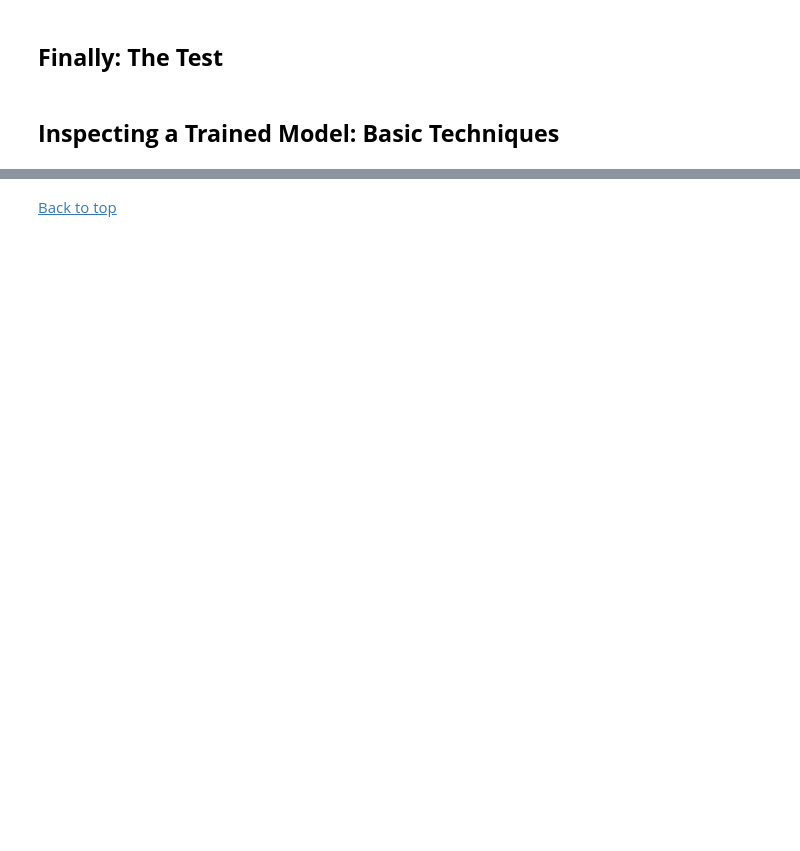
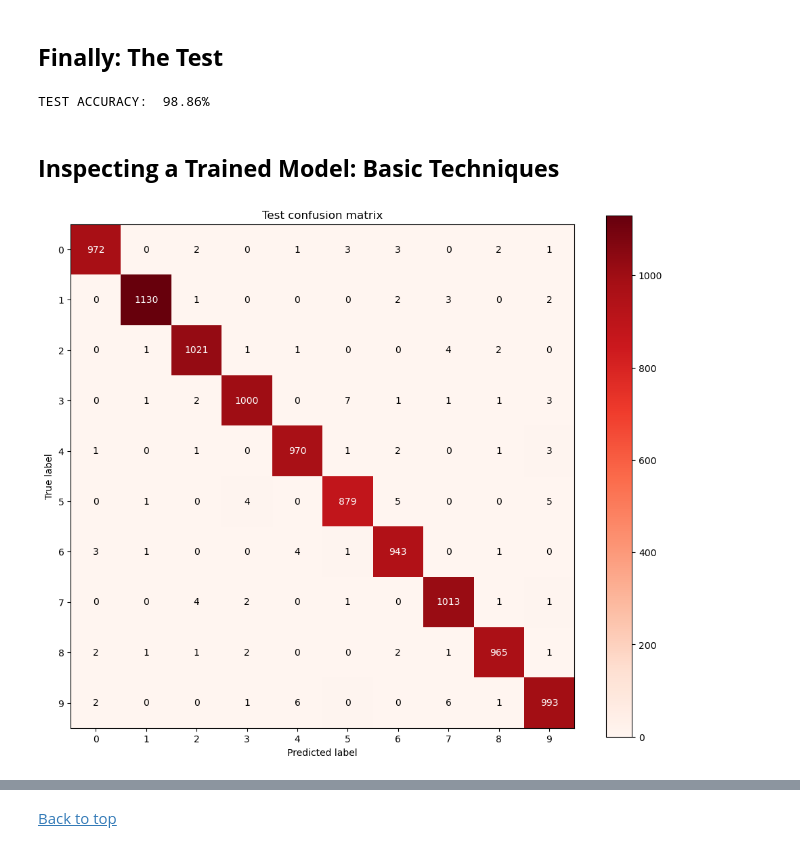
Before and after one commit to coneco-lab/open-lab-toolkit, a Jupyter notebook: convnets-tutorial.ipynb, the cells around one changed output, grey strips where cells are left out. Drawn from its saved outputs; the diff is of its cells as text; code cells hidden in the pictures; blank space fills up the shorter version.

```diff
--- a/convnets-tutorial.ipynb
+++ b/convnets-tutorial.ipynb
@@ -1093,4 +1336,80 @@ probability"._
 # %% [markdown]
 ## **Finally: The Test** <a class="anchor" id="finally-the-test"></a>
+# %%
+def test(model, device, dataloader):
+  """Evaluates the model on novel samples.
+
+  Parameters:
+  model -- a PyTorch model instance
+  device -- where to run computations (torch device object)
+  dataloader -- a PyTorch dataloader instance
+  """
+
+  images = []
+  labels = []
+  predictions = []
+  model.eval()
+  with torch.no_grad():
+    for sample in dataloader:
+      image = sample[0].to(device)
+      label = sample[1].to(device)
+      pred = model(image)
+      images.append(image)
+      labels.append(label)
+      predictions.append(pred)
+  images = torch.cat(images)
+  labels = torch.cat(labels)
+  predictions = torch.cat(predictions)
+  correct = predictions.argmax(dim=1).eq(labels).sum()
+  accuracy = correct*100/len(labels)
+  print(f"TEST ACCURACY: {accuracy: .2f}%")
+  return predictions
+
+test_outputs = test(model=model,
+                    device=device,
+                    dataloader=test_loader)
+# %% [output]
+TEST ACCURACY:  98.86%
 # %% [markdown]
 ## **Inspecting a Trained Model: Basic Techniques** <a class="anchor" id="inspecting-a-trained-model-basic-techniques"></a>
+# %%
+from sklearn.metrics import confusion_matrix as sklearn_confusion
+
+def plot_confusion_matrix(true, predicted, classes):
+  """Plots a heatmap-style confusion matrix.
+
+  Parameters:
+  true -- ground truth labels (array-like)
+  predicted -- labels predicted by the model (array-like)
+  classes -- the number of classes in the dataset (int)
+  """
+
+  matrix = sklearn_confusion(true, predicted)
+  plt.figure(figsize=(12,10))
+  plt.imshow(matrix, interpolation = 'nearest', cmap ='Reds')
+  matrix_cells = product(range(matrix.shape[0]), range(matrix.shape[1]))
+  for row_index, column_index in matrix_cells:
+    plt.text(x=row_index,
+             y=column_index,
+             s=matrix[row_index][column_index],
+             horizontalalignment="center",
+             verticalalignment="center",
+             color="white" if row_index == column_index else "black")
+  ticks = np.arange(classes)
+  plt.xticks(ticks)
+  plt.yticks(ticks)
+  plt.xlabel("Predicted label")
+  plt.ylabel("True label")
+  plt.title("Test confusion matrix")
+  plt.colorbar()
+  return matrix
+
+
+true_image_labels = test_dataset.targets.cpu().numpy()
+predicted_image_labels = torch.argmax(input=test_outputs,dim=1).cpu().numpy()
+
+confusion_matrix = plot_confusion_matrix(true=true_image_labels,
+                                         predicted=predicted_image_labels,
+                                         classes=10)
+# %% [output]
+[figure, added]
```
Also changed, not shown: parts of 22 cells of this notebook.
